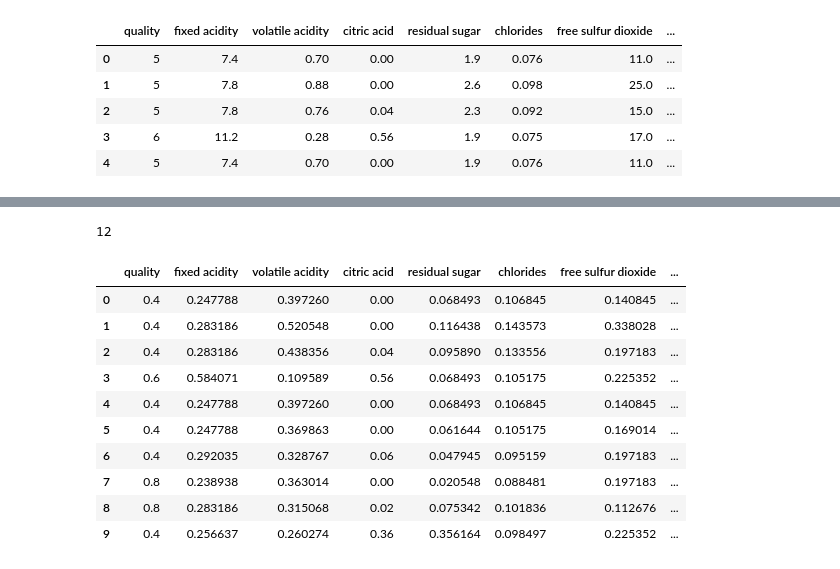
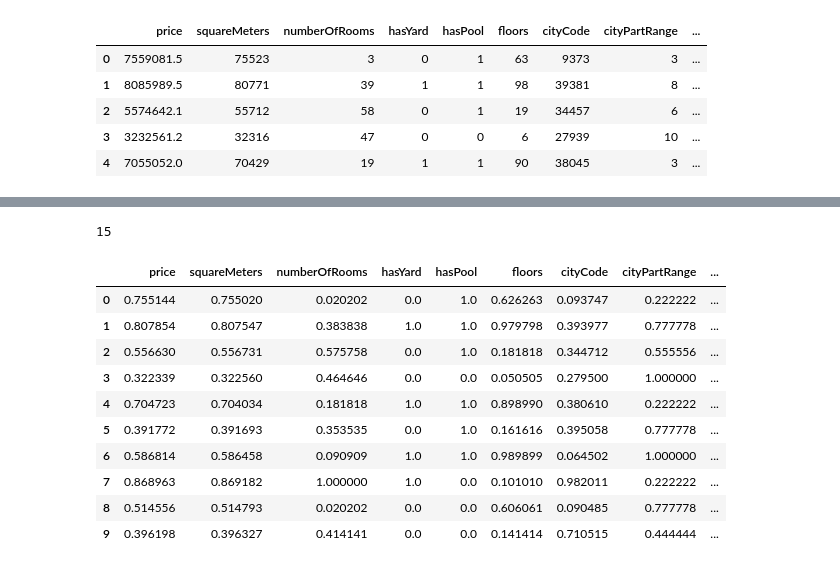
Before and after one commit to adityan18/Minor, a Jupyter notebook: DataSet/binary.ipynb, the cells around one changed output, grey strips where cells are left out. Saved outputs shown, nothing was run; the diff lists cells and outputs as text; code cells hidden in the pictures.

```diff
--- a/DataSet/binary.ipynb
+++ b/DataSet/binary.ipynb
@@ -8,6 +10,7 @@ def convert(x):
 
     return int(y.bin(frac_dot=False), 2)
 # %%
-df = pd.read_csv('winequality-red.csv')
+# df = pd.read_csv('winequality-red.csv')
+df = pd.read_csv('ParisHousing.csv')
 df.head()
 # %% [output]
@@ -33,14 +36,14 @@ df.describe()
 # %%
-# df.insert(0, 'price', df.pop('price'))
-df.insert(0, 'quality', df.pop('quality'))
+df.insert(0, 'price', df.pop('price'))
+# df.insert(0, 'quality', df.pop('quality'))
 df.head()
 # %% [output]
-|  | quality | fixed acidity | volatile acidity | citric acid | residual sugar | chlorides | free sulfur dioxide | ... |
-| 0 | 5 | 7.4 | 0.70 | 0.00 | 1.9 | 0.076 | 11.0 | ... |
-| 1 | 5 | 7.8 | 0.88 | 0.00 | 2.6 | 0.098 | 25.0 | ... |
-| 2 | 5 | 7.8 | 0.76 | 0.04 | 2.3 | 0.092 | 15.0 | ... |
-| 3 | 6 | 11.2 | 0.28 | 0.56 | 1.9 | 0.075 | 17.0 | ... |
-| 4 | 5 | 7.4 | 0.70 | 0.00 | 1.9 | 0.076 | 11.0 | ... |
+|  | price | squareMeters | numberOfRooms | hasYard | hasPool | floors | cityCode | cityPartRange | ... |
+| 0 | 7559081.5 | 75523 | 3 | 0 | 1 | 63 | 9373 | 3 | ... |
+| 1 | 8085989.5 | 80771 | 39 | 1 | 1 | 98 | 39381 | 8 | ... |
+| 2 | 5574642.1 | 55712 | 58 | 0 | 1 | 19 | 34457 | 6 | ... |
+| 3 | 3232561.2 | 32316 | 47 | 0 | 0 | 6 | 27939 | 10 | ... |
+| 4 | 7055052.0 | 70429 | 19 | 1 | 1 | 90 | 38045 | 3 | ... |
 # %%
 df = df.drop(['hasGuestRoom', 'hasStorageRoom'], axis=1)
 df.describe()
@@ -57,19 +60,19 @@ df.describe()
 # %%
 len(df.columns)
 # %% [output]
-12
+15
 # %%
 df=(df-df.min())/(df.max()-df.min())
 df[:10]
 # %% [output]
-|  | quality | fixed acidity | volatile acidity | citric acid | residual sugar | chlorides | free sulfur dioxide | ... |
-| 0 | 0.4 | 0.247788 | 0.397260 | 0.00 | 0.068493 | 0.106845 | 0.140845 | ... |
-| 1 | 0.4 | 0.283186 | 0.520548 | 0.00 | 0.116438 | 0.143573 | 0.338028 | ... |
-| 2 | 0.4 | 0.283186 | 0.438356 | 0.04 | 0.095890 | 0.133556 | 0.197183 | ... |
-| 3 | 0.6 | 0.584071 | 0.109589 | 0.56 | 0.068493 | 0.105175 | 0.225352 | ... |
-| 4 | 0.4 | 0.247788 | 0.397260 | 0.00 | 0.068493 | 0.106845 | 0.140845 | ... |
-| 5 | 0.4 | 0.247788 | 0.369863 | 0.00 | 0.061644 | 0.105175 | 0.169014 | ... |
-| 6 | 0.4 | 0.292035 | 0.328767 | 0.06 | 0.047945 | 0.095159 | 0.197183 | ... |
-| 7 | 0.8 | 0.238938 | 0.363014 | 0.00 | 0.020548 | 0.088481 | 0.197183 | ... |
-| 8 | 0.8 | 0.283186 | 0.315068 | 0.02 | 0.075342 | 0.101836 | 0.112676 | ... |
-| 9 | 0.4 | 0.256637 | 0.260274 | 0.36 | 0.356164 | 0.098497 | 0.225352 | ... |
+|  | price | squareMeters | numberOfRooms | hasYard | hasPool | floors | cityCode | cityPartRange | ... |
+| 0 | 0.755144 | 0.755020 | 0.020202 | 0.0 | 1.0 | 0.626263 | 0.093747 | 0.222222 | ... |
+| 1 | 0.807854 | 0.807547 | 0.383838 | 1.0 | 1.0 | 0.979798 | 0.393977 | 0.777778 | ... |
+| 2 | 0.556630 | 0.556731 | 0.575758 | 0.0 | 1.0 | 0.181818 | 0.344712 | 0.555556 | ... |
+| 3 | 0.322339 | 0.322560 | 0.464646 | 0.0 | 0.0 | 0.050505 | 0.279500 | 1.000000 | ... |
+| 4 | 0.704723 | 0.704034 | 0.181818 | 1.0 | 1.0 | 0.898990 | 0.380610 | 0.222222 | ... |
+| 5 | 0.391772 | 0.391693 | 0.353535 | 0.0 | 1.0 | 0.161616 | 0.395058 | 0.777778 | ... |
+| 6 | 0.586814 | 0.586458 | 0.090909 | 1.0 | 1.0 | 0.989899 | 0.064502 | 1.000000 | ... |
+| 7 | 0.868963 | 0.869182 | 1.000000 | 1.0 | 0.0 | 0.101010 | 0.982011 | 0.222222 | ... |
+| 8 | 0.514556 | 0.514793 | 0.020202 | 0.0 | 0.0 | 0.606061 | 0.090485 | 0.777778 | ... |
+| 9 | 0.396198 | 0.396327 | 0.414141 | 0.0 | 0.0 | 0.141414 | 0.710515 | 0.444444 | ... |
```
Also changed, not shown: parts of 13 cells of this notebook, 3 other files.
